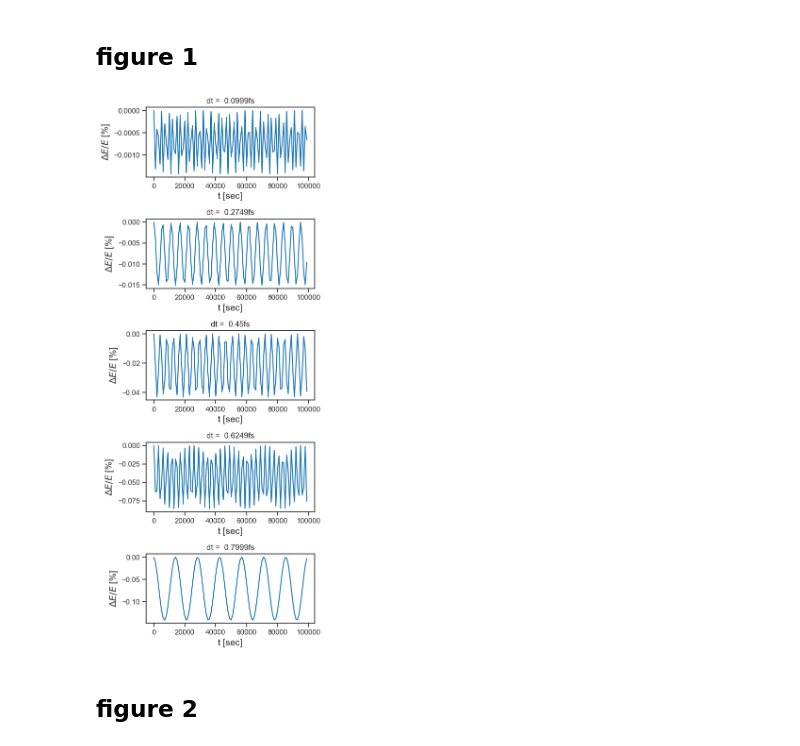
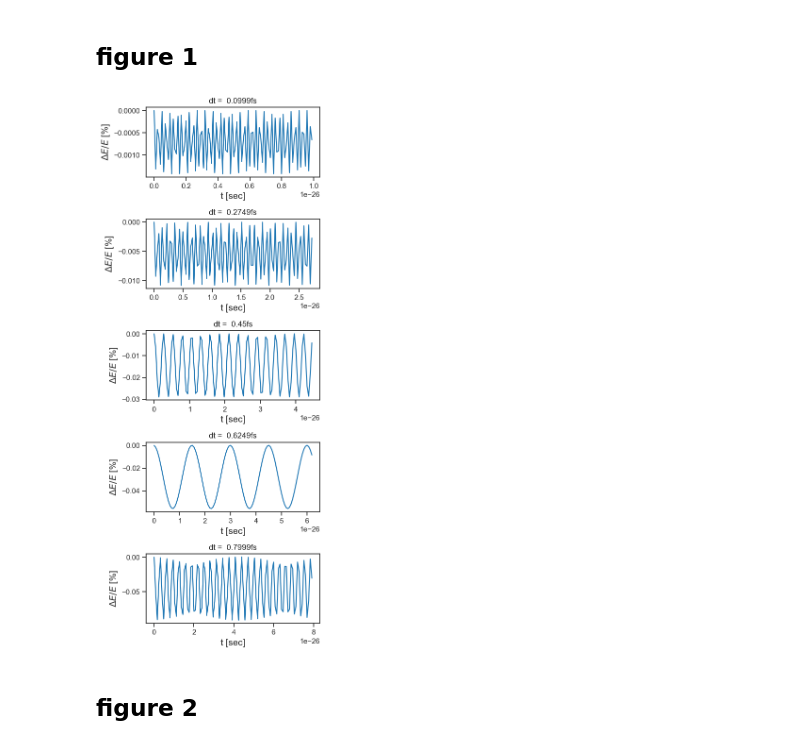
Before and after one commit to SagiMeir/Simulations4Beginners, a Jupyter notebook: getting_started.ipynb, the cells around one changed output. Drawn from its saved outputs; the diff is of its cells as text; code cells hidden in the pictures.

```diff
--- a/getting_started.ipynb
+++ b/getting_started.ipynb
@@ -62,20 +60,20 @@ Explain the shape of the histograms in Figures 4-5. How do you excpect them to c
 # %%
 # just an example, you can do somthing else
 fig, ax = plt.subplots(5,1,figsize=(5,12))
 for i,dt in enumerate(np.linspace(0.1E-15, 0.8E-15, 5)):
 
     df = pd.read_csv("sim"+str(i)+".log",sep='\s+')
-    x = df["step"].values
+    x = df["step"].values*dt*1E-15
     y = (df["E"].values - df["E"].values[0])/df["E"].values[0] *100
-    ax[i].plot(x,y,label=str(i))
+    ax[i].plot(x ,y,label=str(i))
     # plt.legend()
 
     ax[i].set_title('dt =  '+str(dt*1E15)[:6] + "fs")
     ax[i].set_xlabel('t [sec]')
     ax[i].set_ylabel(r'$\Delta E/E$ [%]')
 plt.tight_layout()
 # %% [output]
-[figure, old version]
+[figure, new version]
 # %% [markdown]
 ## figure 2
 # %%
```
Also changed, not shown: parts of 14 cells of this notebook, 5 other files.
